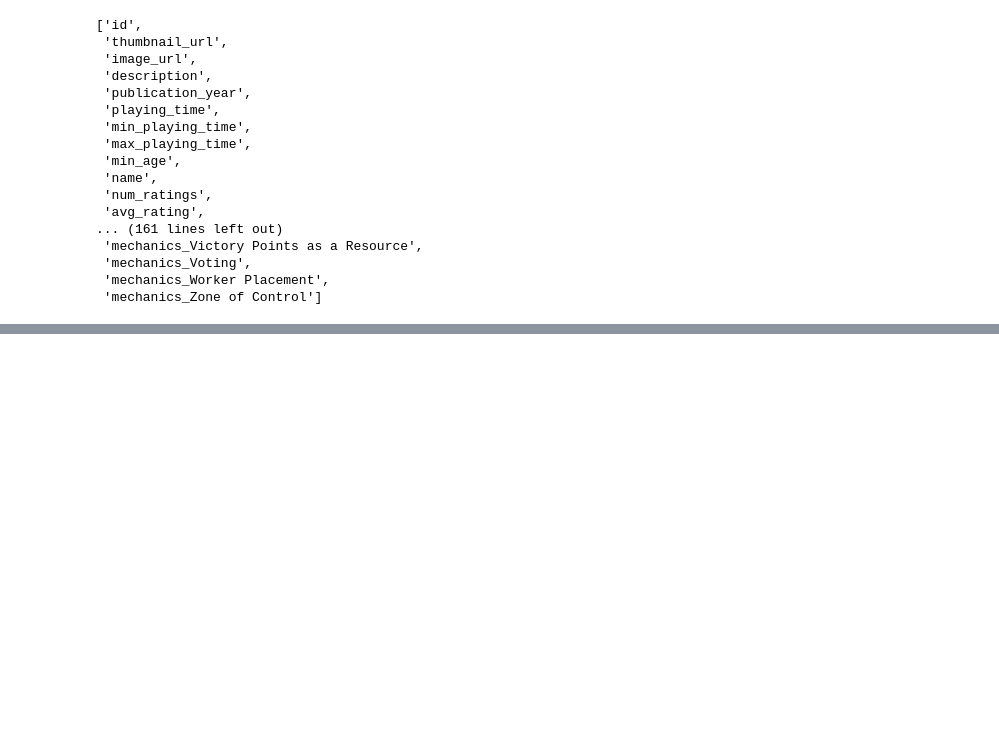
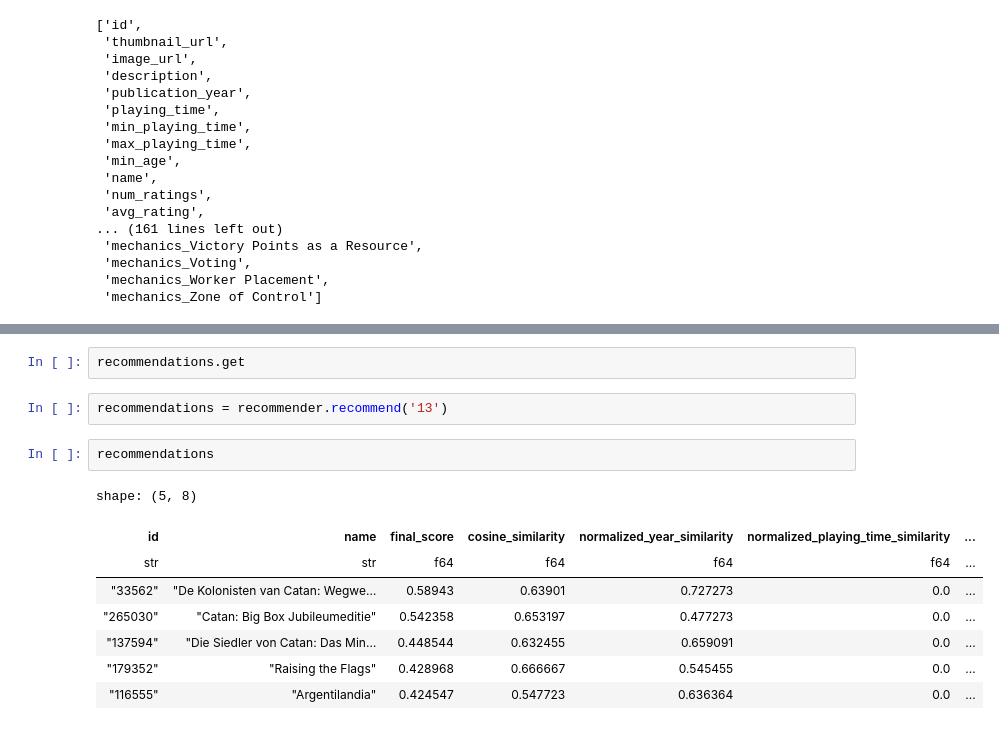
Before and after one commit to hugo-valdrez/boardom_buster, a Jupyter notebook: other.ipynb, the cells around one changed output, grey strips where cells are left out. Drawn from its saved outputs; the diff is of its cells as text; blank space fills up the shorter version.

```diff
--- a/other.ipynb
+++ b/other.ipynb
@@ -99,0 +128,15 @@ data.columns
+# %%
+recommendations.get
+# %%
+recommendations = recommender.recommend('13')
+# %%
+recommendations
+# %% [output]
+shape: (5, 8)
+| id | name | final_score | cosine_similarity | normalized_year_similarity | normalized_playing_time_similarity | ... |
+| str | str | f64 | f64 | f64 | f64 | ... |
+| "33562" | "De Kolonisten van Catan: Wegwe… | 0.58943 | 0.63901 | 0.727273 | 0.0 | ... |
+| "265030" | "Catan: Big Box Jubileumeditie" | 0.542358 | 0.653197 | 0.477273 | 0.0 | ... |
+| "137594" | "Die Siedler von Catan: Das Min… | 0.448544 | 0.632455 | 0.659091 | 0.0 | ... |
+| "179352" | "Raising the Flags" | 0.428968 | 0.666667 | 0.545455 | 0.0 | ... |
+| "116555" | "Argentilandia" | 0.424547 | 0.547723 | 0.636364 | 0.0 | ... |
```
Also changed, not shown: parts of 6 cells of this notebook, 12 other files.
